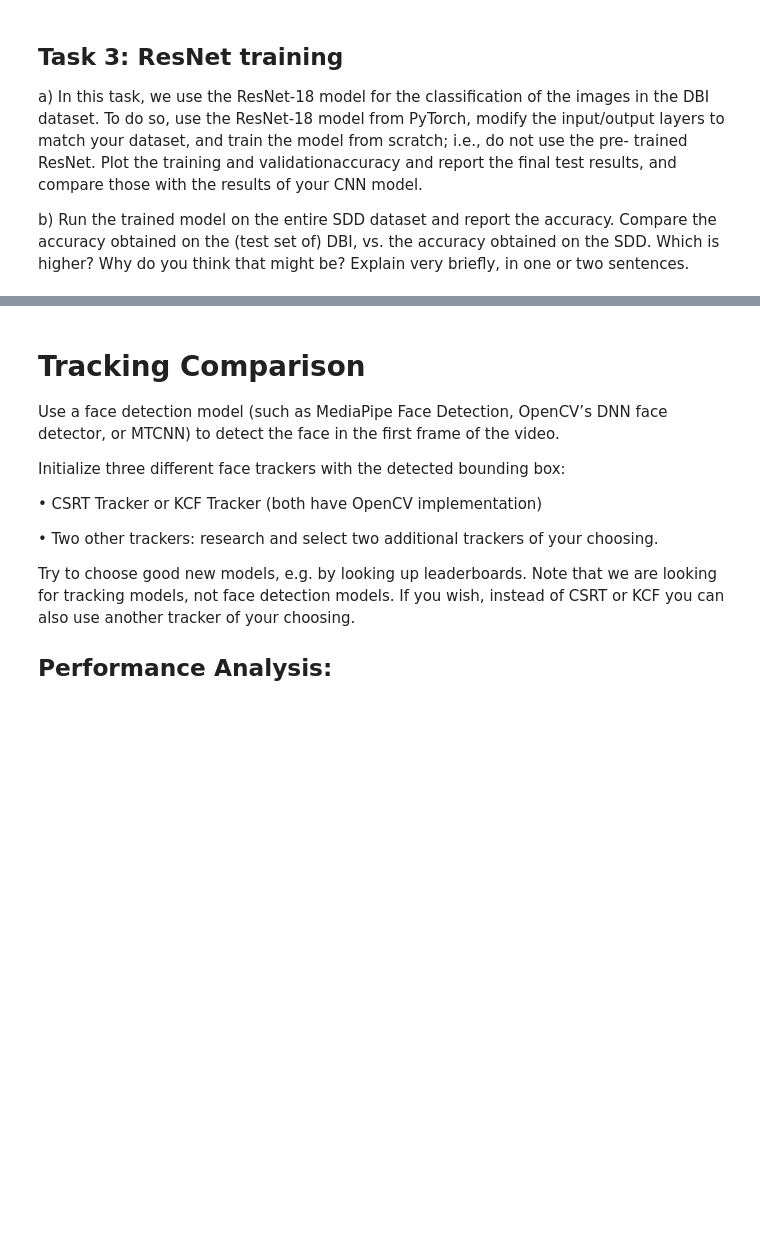
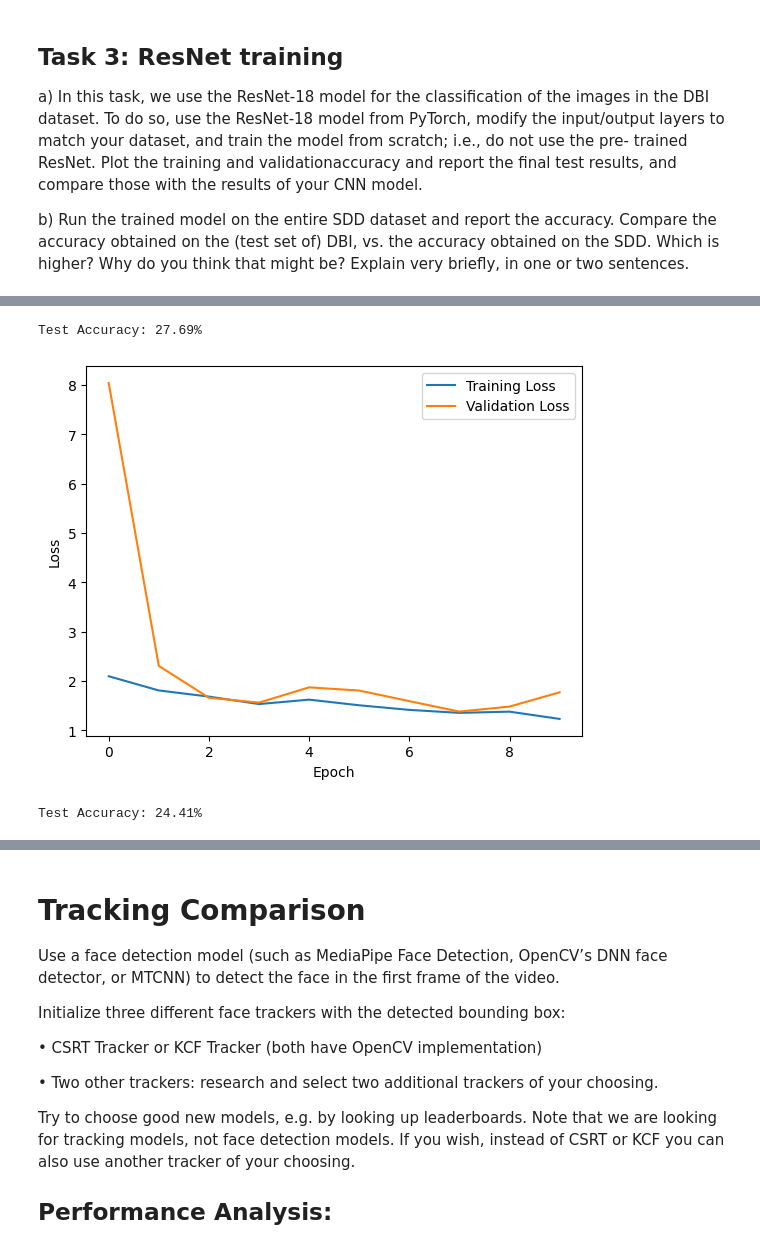
Before and after one commit to jrai51/Comp-Vision-CSC2503, a Jupyter notebook: hw1.ipynb, the cells around one changed output, grey strips where cells are left out. Drawn from its saved outputs; the diff is of its cells as text; code cells hidden in the pictures; blank space fills up the shorter version.

```diff
--- a/hw1.ipynb
+++ b/hw1.ipynb
@@ -184,12 +300,20 @@ resnet18_untrained = models.resnet18(pretrained=False)
 
 # modify the final layer to match the number of classes in your dataset
 num_ftrs = resnet18_untrained.fc.in_features
-resnet18_untrained.fc = nn.Linear(num_ftrs, len(train_dataset.classes))
+resnet18_untrained.fc = nn.Linear(num_ftrs, len(train_loader.dataset.dataset.classes))
 
 resnet_model = resnet18_untrained.to(device)
 criterion = nn.CrossEntropyLoss()
 optimizer = torch.optim.Adam(resnet_model.parameters(), lr=0.001, weight_decay=1e-5)
 epochs = 10
-train_cnn(resnet_model, train_loader, criterion, optimizer, device, num_epochs=epochs)
+train_losses, val_losses = train_validate_cnn(resnet_model, train_loader, val_loader, criterion, optimizer, epochs, device)
 test_model(resnet_model, test_loader, device)
+
+# Plot training and validation loss
+plt.plot(train_losses, label='Training Loss')
+plt.plot(val_losses, label='Validation Loss')
+plt.xlabel('Epoch')
+plt.ylabel('Loss')
+plt.legend()
+plt.show()
 # %% [output]
@@ -196,0 +330,12 @@ Test Accuracy: 34.83%
+Test Accuracy: 27.69%
+[figure, added]
+# %%
+# Run the trained ResNet model on the entirety of the Stanford Dog Dataset (SDD)
+
+sdd_path = "stanford-dogs-dataset/images/"
+sdd_dataset = datasets.ImageFolder(sdd_path, transform=base_transform)
+sdd_loader = DataLoader(sdd_dataset, batch_size=32, shuffle=False, drop_last=False, **common_loader_kwargs)
+
+test_model(resnet_model, sdd_loader, device)
+# %% [output]
+Test Accuracy: 24.41%
```
Also changed, not shown: parts of 9 cells of this notebook, 1 other file.
